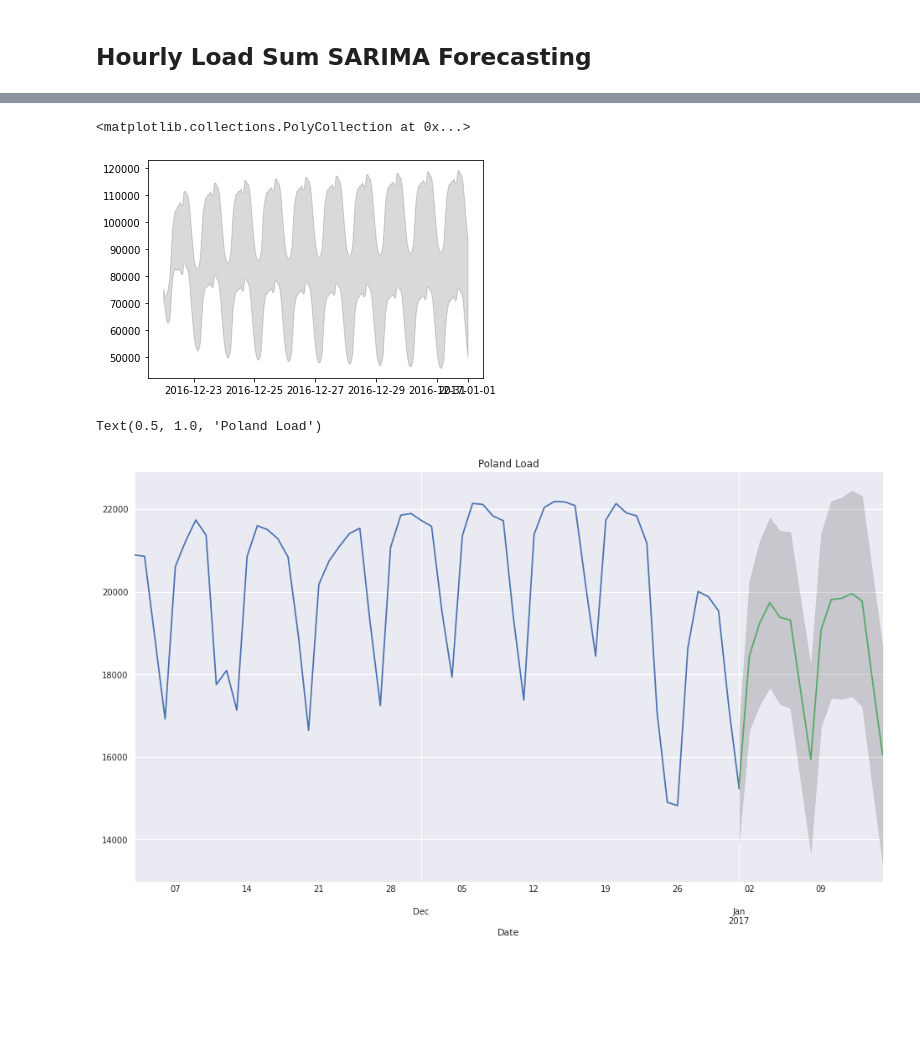
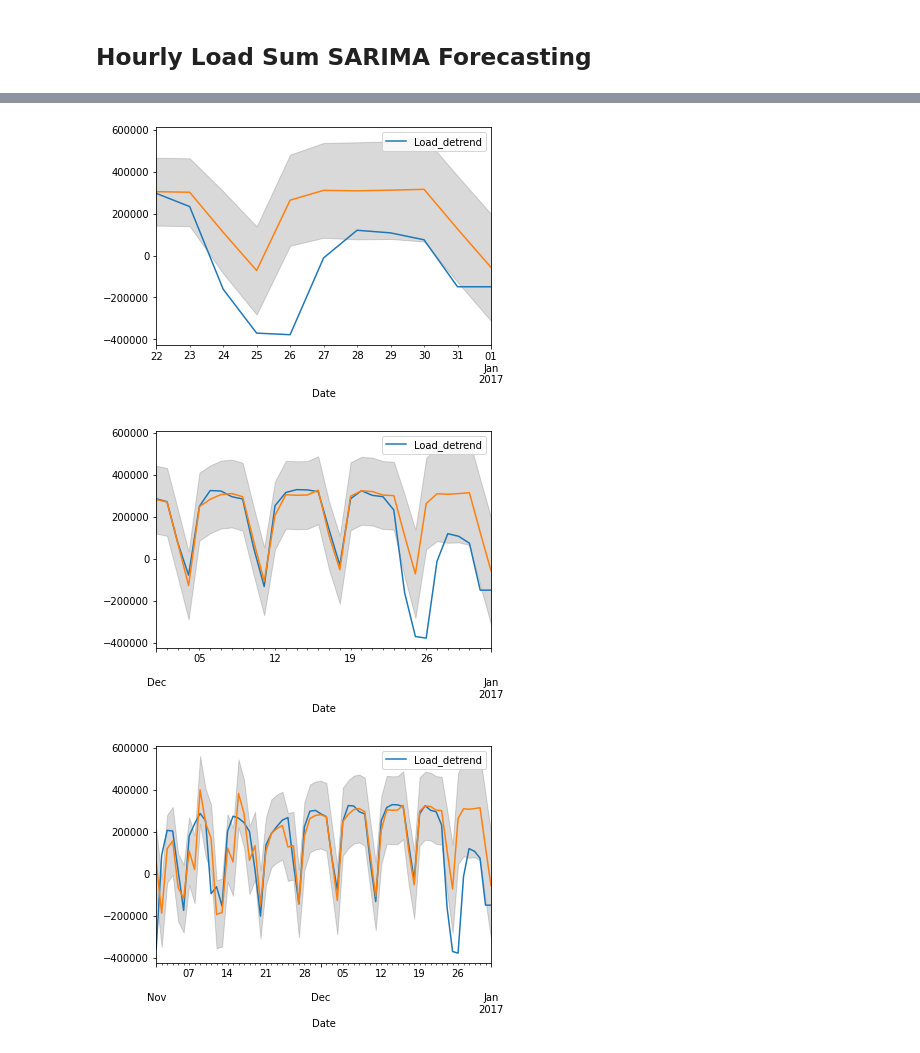
Before and after one commit to BleakHeart/Report-2, a Jupyter notebook: src/SARIMA.ipynb, the cells around one changed output, grey strips where cells are left out. Cells and saved outputs as stored; diff of their text form; code cells hidden in the pictures; blank space fills up the shorter version.

Commit message:
Implemented SARIMAX method for day forecasting

```diff
--- a/src/SARIMA.ipynb
+++ b/src/SARIMA.ipynb
@@ -61,6 +81,6 @@ df
 # %% [markdown]
 ## Hourly Load Sum SARIMA Forecasting
 # %%
-hour_Load = df[['Load']].copy()
+hour_Load = df[['Load_detrend']].copy()
 hour_Load
 # %% [output]
@@ -81,5 +129,5 @@ hour_Load
 # %%
-def sarimax_forecasting(df, feature='Load', cut_day='2016-12-22'):
+def sarimax_forecasting(df, feature='Load_detrend', cut_day='2016-12-22'):
     train_set = df[df.index <= pd.to_datetime(cut_day, format='%Y-%m-%d')]
     test_set = df[df.index >= pd.to_datetime(cut_day, format='%Y-%m-%d')]
     '''
@@ -92,7 +140,17 @@ def sarimax_forecasting(df, feature='Load', cut_day='2016-12-22'):
 
     # (4,0,5) x (1,1,0,7)
     # (8,0, 30) x (1, 1, 1, 24)
-    model = SARIMAX(train_set, order=(8,0,30), seasonal_order=(1,1,1,24*7))
-    results = model.fit(method='nm')
+    model = SARIMAX(train_set, order=(4,0,5), seasonal_order=(1,1,0,7))
+    results = model.fit()
 
     return results
+
+
+def save_sarimax_results(forecast, original_df):
+    df = forecast.conf_int().copy()
+    original_df = original_df[original_df.index >= df.index[0]].copy()
+
+    df['mean Load'] = df.mean(axis=1)
+    df['Load_lin'] = original_df.Load_lin
+    n_days = (pd.to_datetime(df.index[-1]) - pd.to_datetime(df.index[0])).days
+    df.to_csv(f"../Results/SARIMAX/Sarimax_results_{n_days}days.csv")
@@ -145,4 +157,2 @@ adfuller(hour_Load['Load'].diff(n).iloc[n:], autolag='aic')#, maxlag=1
 # %%
 cut_dates = ['2016-12-22', '2016-12-01', '2016-11-01']
-# %%
-results = sarimax_forecasting(hour_Load.loc[hour_Load.index > '2016'], cut_dates[0])
@@ -157,10 +159,17 @@ MemoryError: Unable to allocate 8.57 GiB for an array with shape (367, 367, 8544
-# %%
-forecast = results.get_prediction(start=pd.to_datetime('2016-12-22', format='%Y-%m-%d'),
-                                  end=hour_Load.index[-1])
 # %%
-hour_Load.iloc[-10*24:].plot()
-forecast.predicted_mean.plot()
-plt.fill_between(forecast.conf_int().index, forecast.conf_int()['lower Load'], forecast.conf_int()['upper Load'], color='k', alpha=0.15)
+for date in cut_dates:
+    results = sarimax_forecasting(hour_Load, date)
+
+    forecast = results.get_prediction(start=pd.to_datetime(date, format='%Y-%m-%d'),
+                                    end=hour_Load.index[-1])
+
+    hour_Load.iloc[-len(forecast.conf_int()):].plot()
+    forecast.predicted_mean.plot()
+    plt.fill_between(forecast.conf_int().index, forecast.conf_int()['lower Load_detrend'],
+                    forecast.conf_int()['upper Load_detrend'], color='k', alpha=0.15)
+
+    save_sarimax_results(forecast, df)
 # %% [output]
-<matplotlib.collections.PolyCollection at 0x...>
-[figure, old version]
+[figure, new version]
+[figure, added]
+[figure, added]
@@ -173,10 +175,0 @@ def save_sarimax_results(model):
-# %%
-forecast = results.get_prediction(start=daily_Load.index[-1], end=daily_Load.index[-1] + pd.DateOffset(days=14), dynamic= True)
-
-daily_Load[-60:].plot()
-forecast.predicted_mean.plot()
-plt.fill_between(forecast.conf_int().index, forecast.conf_int()['lower Load'], forecast.conf_int()['upper Load'], color='k', alpha=0.15)
-plt.title('Poland Load')
-# %% [output]
-Text(0.5, 1.0, 'Poland Load')
-[figure, removed]
```
Also changed, not shown: parts of 11 cells of this notebook, 3 other files.
